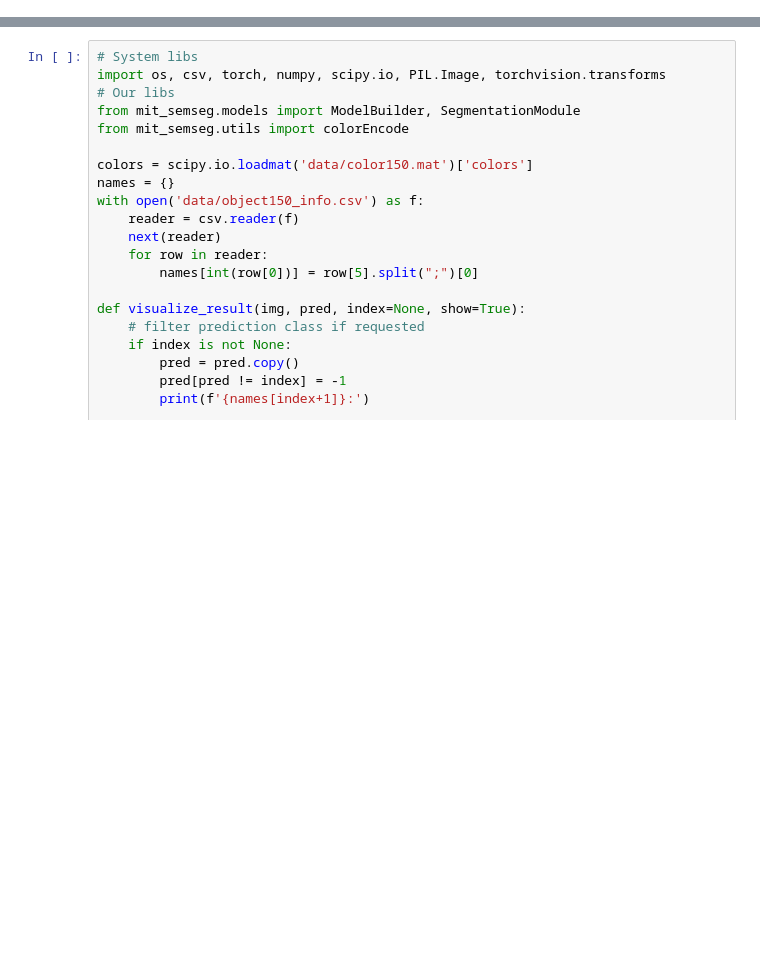
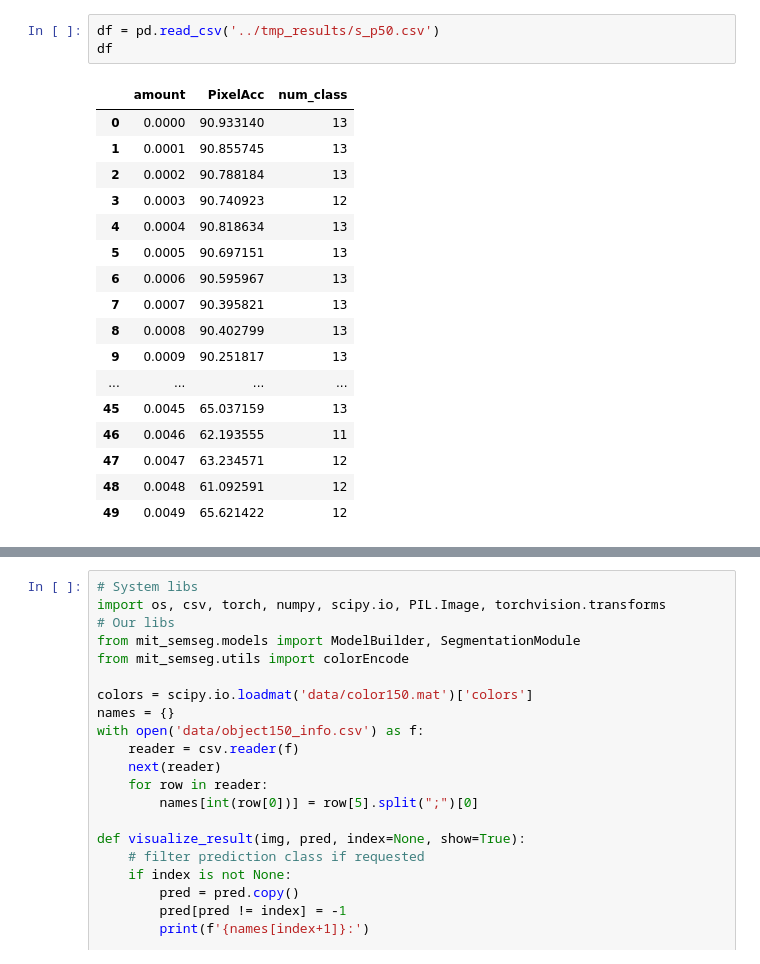
Before and after one commit to zyang37/semantic-segmentation-pytorch, a Jupyter notebook: notebooks/eval_one.ipynb, the cells around one changed output, grey strips where cells are left out. Cells and saved outputs as stored; diff of their text form; blank space fills up the shorter version.

```diff
--- a/notebooks/eval_one.ipynb
+++ b/notebooks/eval_one.ipynb
@@ -292,2 +430,23 @@ print(acc)
+# %%
+df = pd.read_csv('../tmp_results/s_p50.csv')
+df
+# %% [output]
+|  | amount | PixelAcc | num_class |
+| 0 | 0.0000 | 90.933140 | 13 |
+| 1 | 0.0001 | 90.855745 | 13 |
+| 2 | 0.0002 | 90.788184 | 13 |
+| 3 | 0.0003 | 90.740923 | 12 |
+| 4 | 0.0004 | 90.818634 | 13 |
+| 5 | 0.0005 | 90.697151 | 13 |
+| 6 | 0.0006 | 90.595967 | 13 |
+| 7 | 0.0007 | 90.395821 | 13 |
+| 8 | 0.0008 | 90.402799 | 13 |
+| 9 | 0.0009 | 90.251817 | 13 |
+| ... | ... | ... | ... |
+| 45 | 0.0045 | 65.037159 | 13 |
+| 46 | 0.0046 | 62.193555 | 11 |
+| 47 | 0.0047 | 63.234571 | 12 |
+| 48 | 0.0048 | 61.092591 | 12 |
+| 49 | 0.0049 | 65.621422 | 12 |
 # %%
 display(PIL.Image.fromarray(pred.astype(np.uint8)))
```
Also changed, not shown: parts of 27 cells of this notebook, 2 other files.
